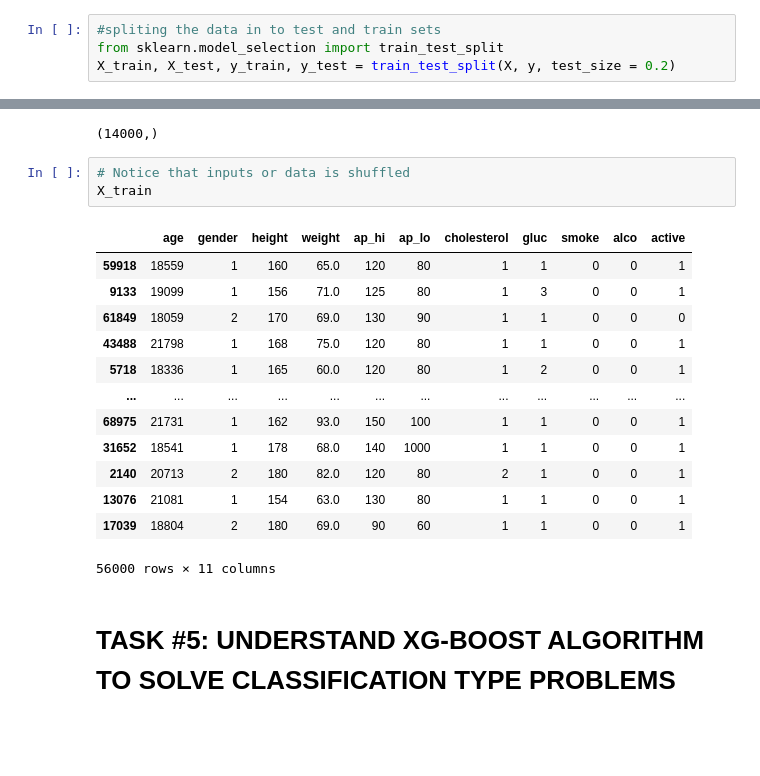
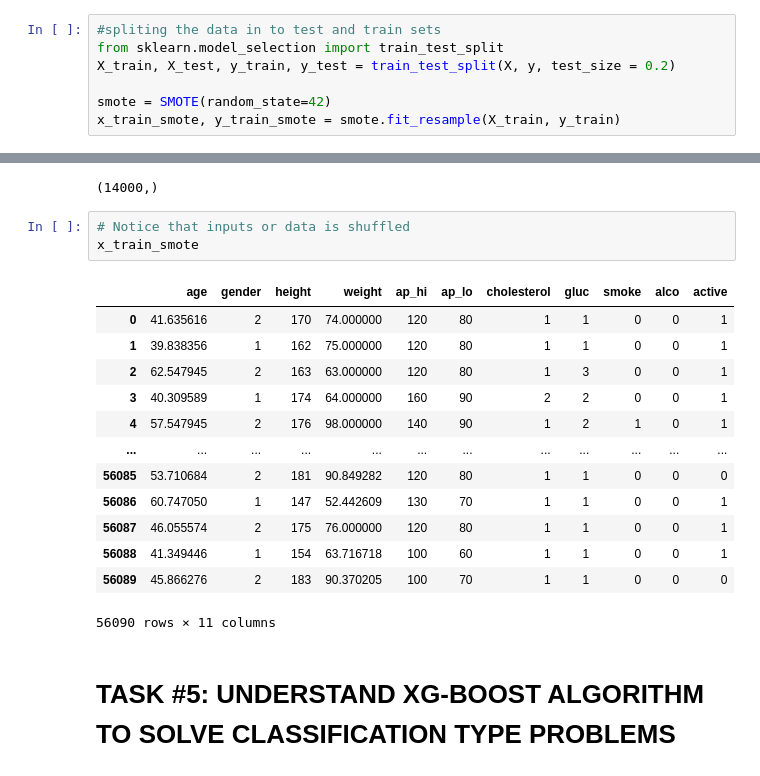
Before and after one commit to miguelestradam3/jupyter_diabetes_cardio, a Jupyter notebook: Scikit-Learn to Solve Classification Type Problems.ipynb, the cells around one changed output, grey strips where cells are left out. Drawn from its saved outputs; the diff is of its cells as text; blank space fills up the shorter version.

```diff
--- a/Scikit-Learn to Solve Classification Type Problems - Rhyme.ipynb
+++ b/Scikit-Learn to Solve Classification Type Problems.ipynb
@@ -98,4 +100,7 @@ y.shape
 #spliting the data in to test and train sets
 from sklearn.model_selection import train_test_split
 X_train, X_test, y_train, y_test = train_test_split(X, y, test_size = 0.2)
+
+smote = SMOTE(random_state=42)
+x_train_smote, y_train_smote = smote.fit_resample(X_train, y_train)
 # %%
@@ -116,21 +121,21 @@ y_test.shape
 (14000,)
 # %%
 # Notice that inputs or data is shuffled
-X_train
+x_train_smote
 # %% [output]
 |  | age | gender | height | weight | ap_hi | ap_lo | cholesterol | gluc | smoke | alco | active |
-| 59918 | 18559 | 1 | 160 | 65.0 | 120 | 80 | 1 | 1 | 0 | 0 | 1 |
-| 9133 | 19099 | 1 | 156 | 71.0 | 125 | 80 | 1 | 3 | 0 | 0 | 1 |
-| 61849 | 18059 | 2 | 170 | 69.0 | 130 | 90 | 1 | 1 | 0 | 0 | 0 |
-| 43488 | 21798 | 1 | 168 | 75.0 | 120 | 80 | 1 | 1 | 0 | 0 | 1 |
-| 5718 | 18336 | 1 | 165 | 60.0 | 120 | 80 | 1 | 2 | 0 | 0 | 1 |
+| 0 | 41.635616 | 2 | 170 | 74.000000 | 120 | 80 | 1 | 1 | 0 | 0 | 1 |
+| 1 | 39.838356 | 1 | 162 | 75.000000 | 120 | 80 | 1 | 1 | 0 | 0 | 1 |
+| 2 | 62.547945 | 2 | 163 | 63.000000 | 120 | 80 | 1 | 3 | 0 | 0 | 1 |
+| 3 | 40.309589 | 1 | 174 | 64.000000 | 160 | 90 | 2 | 2 | 0 | 0 | 1 |
+| 4 | 57.547945 | 2 | 176 | 98.000000 | 140 | 90 | 1 | 2 | 1 | 0 | 1 |
 | ... | ... | ... | ... | ... | ... | ... | ... | ... | ... | ... | ... |
-| 68975 | 21731 | 1 | 162 | 93.0 | 150 | 100 | 1 | 1 | 0 | 0 | 1 |
-| 31652 | 18541 | 1 | 178 | 68.0 | 140 | 1000 | 1 | 1 | 0 | 0 | 1 |
-| 2140 | 20713 | 2 | 180 | 82.0 | 120 | 80 | 2 | 1 | 0 | 0 | 1 |
-| 13076 | 21081 | 1 | 154 | 63.0 | 130 | 80 | 1 | 1 | 0 | 0 | 1 |
-| 17039 | 18804 | 2 | 180 | 69.0 | 90 | 60 | 1 | 1 | 0 | 0 | 1 |
+| 56085 | 53.710684 | 2 | 181 | 90.849282 | 120 | 80 | 1 | 1 | 0 | 0 | 0 |
+| 56086 | 60.747050 | 1 | 147 | 52.442609 | 130 | 70 | 1 | 1 | 0 | 0 | 1 |
+| 56087 | 46.055574 | 2 | 175 | 76.000000 | 120 | 80 | 1 | 1 | 0 | 0 | 1 |
+| 56088 | 41.349446 | 1 | 154 | 63.716718 | 100 | 60 | 1 | 1 | 0 | 0 | 1 |
+| 56089 | 45.866276 | 2 | 183 | 90.370205 | 100 | 70 | 1 | 1 | 0 | 0 | 0 |
-56000 rows × 11 columns
+56090 rows × 11 columns
 # %% [markdown]
 # TASK #5: UNDERSTAND XG-BOOST ALGORITHM TO SOLVE CLASSIFICATION TYPE PROBLEMS
 # %% [markdown]
```
Also changed, not shown: parts of 18 cells of this notebook.
